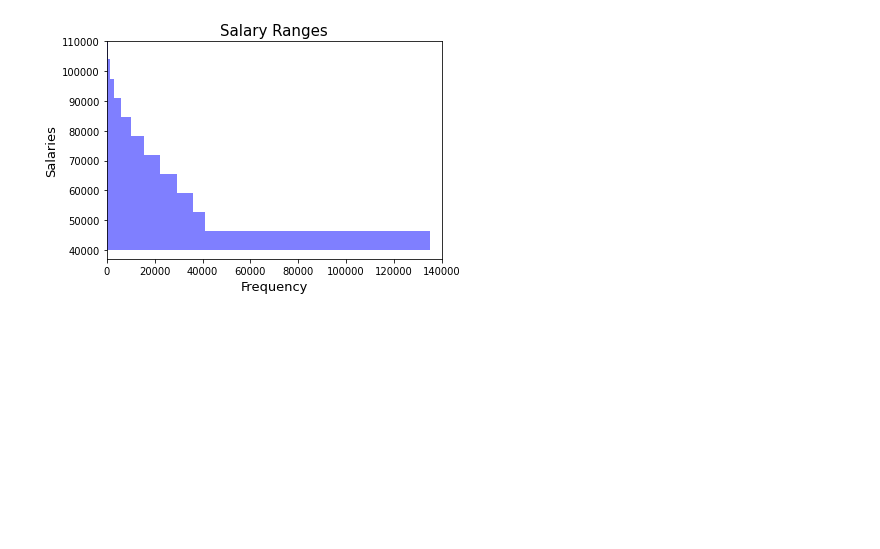
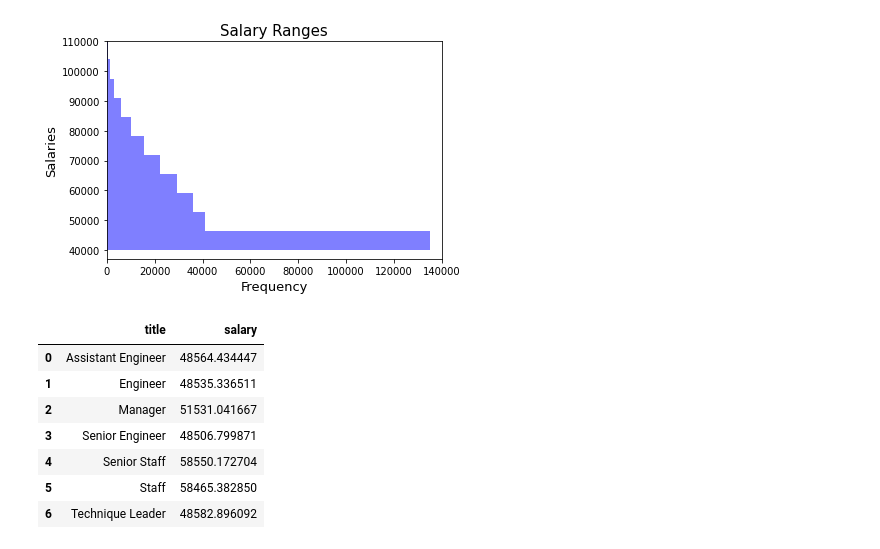
Before and after one commit to ipavlunin/SQL-challenge, a Jupyter notebook: Bonus/employeeSQL_bonus.ipynb, the cells around one changed output. Cells and saved outputs as stored; diff of their text form; code cells hidden in the pictures; blank space fills up the shorter version.

```diff
--- a/Bonus/employeeSQL_bonus.ipynb
+++ b/Bonus/employeeSQL_bonus.ipynb
@@ -42,3 +42,19 @@ plt.xlim(0, 140000)
 plt.show()
 # %% [output]
 [figure]
+# %%
+merge1 = sal_df.merge(emp_df, left_on='emp_no', right_on='emp_no')
+merge2 = merge1.merge(title_df, left_on='emp_title_id', right_on='title_id')
+bars = merge2.groupby(["title"])
+bars = pd.DataFrame(bars["salary"].mean())
+bars = bars.reset_index(drop=False)
+bars.head(10)
+# %% [output]
+|  | title | salary |
+| 0 | Assistant Engineer | 48564.434447 |
+| 1 | Engineer | 48535.336511 |
+| 2 | Manager | 51531.041667 |
+| 3 | Senior Engineer | 48506.799871 |
+| 4 | Senior Staff | 58550.172704 |
+| 5 | Staff | 58465.382850 |
+| 6 | Technique Leader | 48582.896092 |
```
Also changed, not shown: parts of 2 cells of this notebook, 2 other files.
